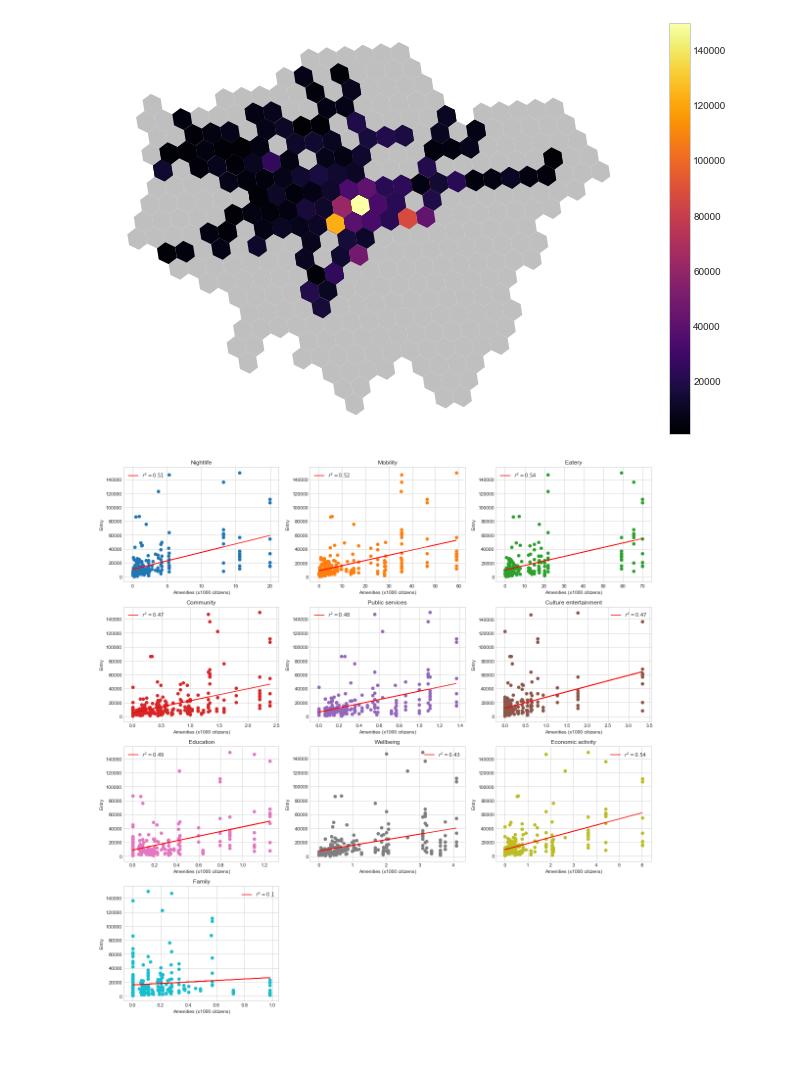
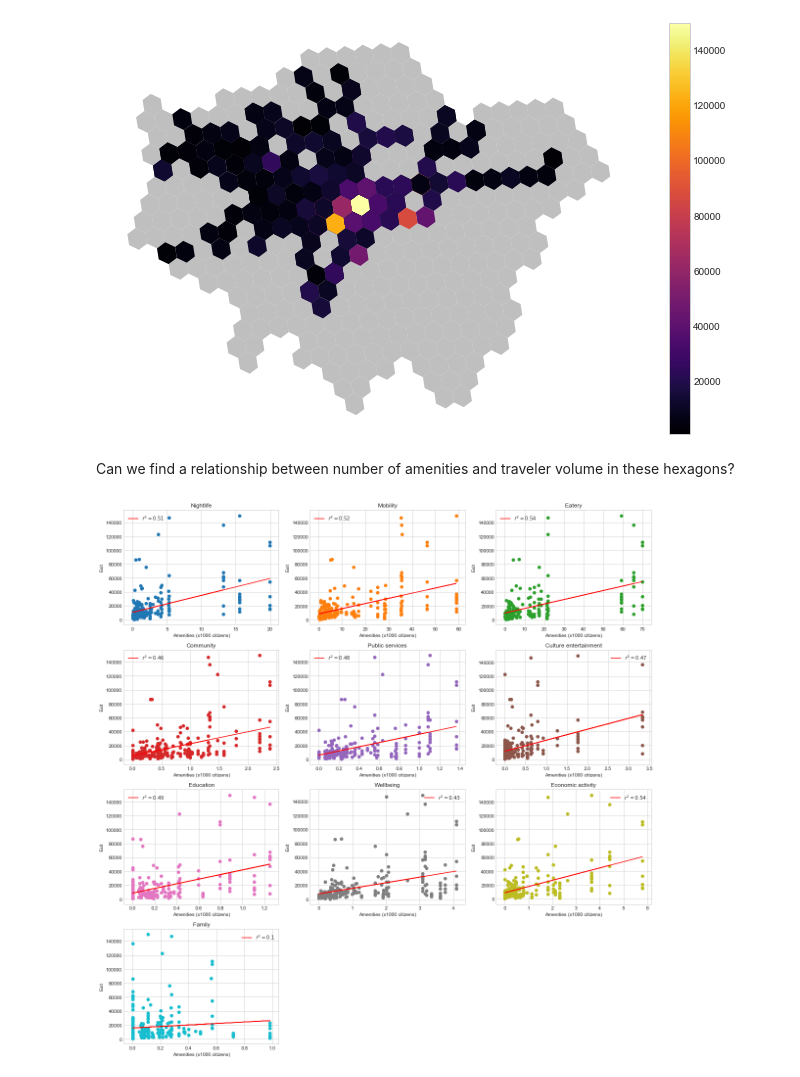
Before and after one commit to jwrap/how-london-moves, a Jupyter notebook: notebooks/2-exploratory-data-analysis.ipynb, the cells around one changed output. Saved outputs shown, nothing was run; the diff lists cells and outputs as text; code cells hidden in the pictures; blank space fills up the shorter version.

```diff
--- a/notebooks/2-exploratory-data-analysis.ipynb
+++ b/notebooks/2-exploratory-data-analysis.ipynb
@@ -305,31 +340,33 @@ plt.axis('off')
 plt.tight_layout();
 # %% [output]
 [figure]
+# %% [markdown]
+Can we find a relationship between number of amenities and traveler volume in these hexagons?
 # %%
 nrows = 4
 ncols = 3
 fig, ax = plt.subplots(nrows=nrows, ncols=ncols, figsize=(16, 16))
 k = 0
 columns = pois['pois_category'].unique().tolist()
 for i in range(nrows):
     for j in range(ncols):
         X = sjoin[columns[k]]
         y = sjoin[' Total']
         slope, intercept, r_value, p_value, std_err = stats.linregress(X, y)
         line = slope * X + intercept
         ax[i, j].plot(X, line, label= f'$r^2={round(r_value, 2)}$', color='red')
         ax[i, j].scatter(X, y, color=colors[k])
         ax[i, j].set_title(f'{columns[k].capitalize().replace("_", " ")}')
-        ax[i, j].set_ylabel('Entry')
+        ax[i, j].set_ylabel('Exit')
         ax[i, j].set_xlabel('Amenities (x1000 citizens)')
         ax[i, j].legend()
         # ax[i, j].set_yscale('log')
         k += 1
         if k == 10:
             break
 
 fig.delaxes(ax[3, 1])
 fig.delaxes(ax[3, 2])
 fig.tight_layout()
 # %% [output]
-[figure, old version]
+[figure, new version]
```
Also changed, not shown: parts of 31 cells of this notebook.
